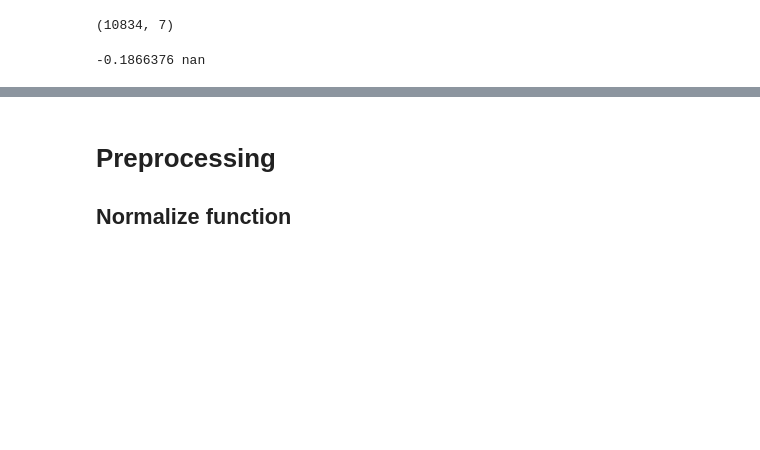
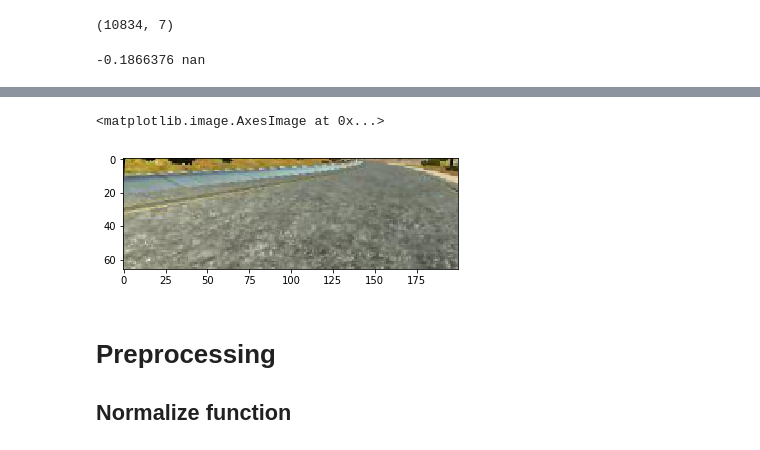
Before and after one commit to asadquraishi/behavioral_cloning_keras_project, a Jupyter notebook: behavioral_cloning_keras_project_image_preprocessing.ipynb, the cells around one changed output, grey strips where cells are left out. Cells and saved outputs as stored; diff of their text form; code cells hidden in the pictures; blank space fills up the shorter version.

```diff
--- a/behavioral_cloning_keras_project_image_preprocessing.ipynb
+++ b/behavioral_cloning_keras_project_image_preprocessing.ipynb
@@ -218,3 +234,9 @@ Image dimensions are  (160, 320, 3)
+# %%
+image = image[60:, :, :][:66, :200, :]
+plt.imshow(image)
+# %% [output]
+<matplotlib.image.AxesImage at 0x...>
+[figure, added]
 # %% [markdown]
 # Preprocessing
 
```
Also changed, not shown: parts of 4 cells of this notebook, 3 other files.
